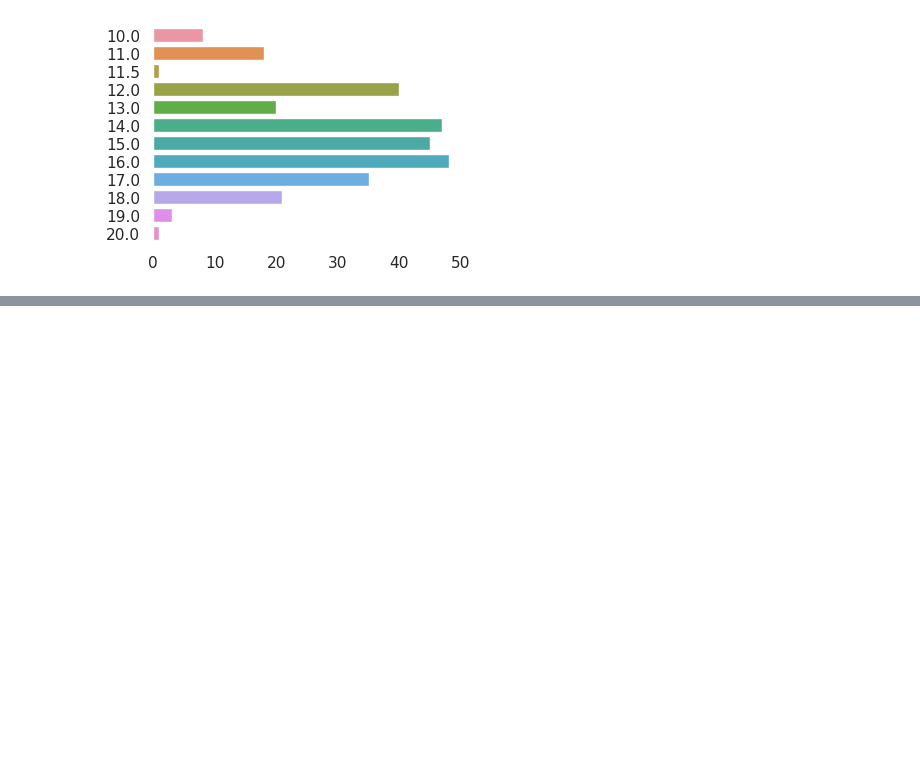
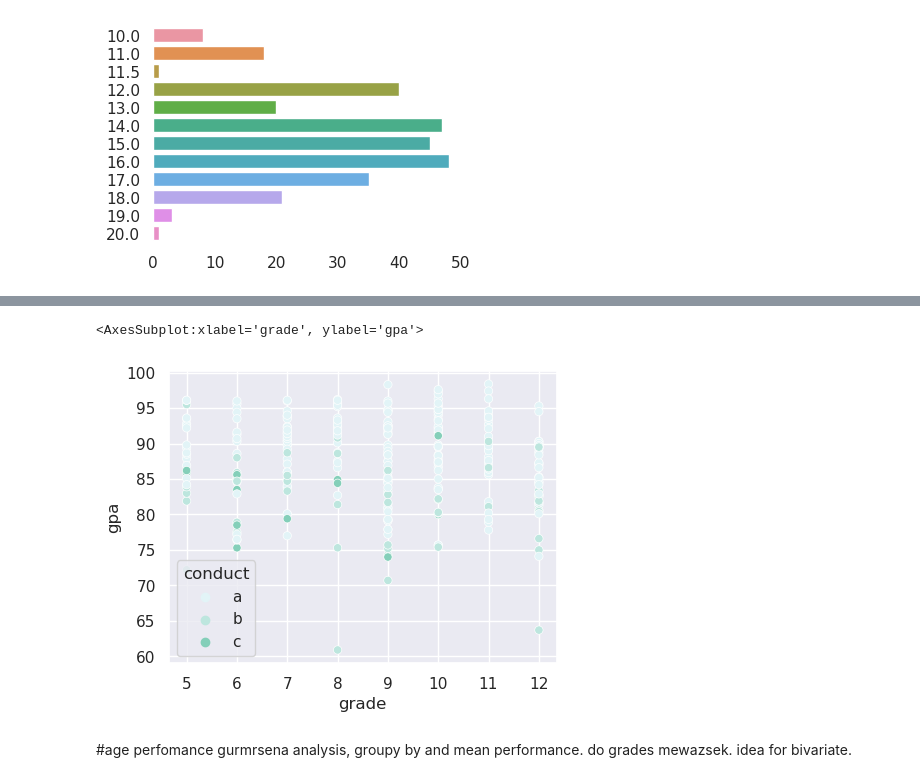
Before and after one commit to Ammon21/School-Data-Science-Project, a Jupyter notebook: notebooks/EDA.ipynb, the cells around one changed output, grey strips where cells are left out. Saved outputs shown, nothing was run; the diff lists cells and outputs as text; code cells hidden in the pictures; blank space fills up the shorter version.

Commit message:
new_data

```diff
--- a/notebooks/EDA.ipynb
+++ b/notebooks/EDA.ipynb
@@ -38,9 +37,8 @@ ax.tick_params(left=False)
 [figure]
 # %%
 sns.set(rc={'figure.figsize':(4.0,2.8)})
-sns.set_palette("Blues_r")
 sns.set_style("white")
-ax = sns.countplot(data = df, y='age')
+sns.countplot(data = df, y='age')
 sns.despine(top=True, left=True, bottom=True)
 plt.ylabel("", size=10)
 plt.xlabel("", size=10)
@@ -52,0 +98,10 @@ ax.tick_params(left=False)
+# %%
+def conval(x):
+    if x == 'a':
+        return 3
+    elif x == 'b':
+        return 2
+    else:
+        return 1
+
+df['convalue'] = df.conduct.apply(conval)
@@ -52,0 +121,9 @@ ax.tick_params(left=False)
+# %%
+sns.set(rc={'figure.figsize':(5.0,3.8)})
+sns.set_palette("BuGn")
+sns.scatterplot(df.grade, df.gpa, hue=df.conduct)
+# %% [output]
+<AxesSubplot:xlabel='grade', ylabel='gpa'>
+[figure, added]
+# %% [markdown]
+#age perfomance gurmrsena analysis, groupy by and mean performance. do grades mewazsek. idea for bivariate.
```
Also changed, not shown: parts of 9 cells of this notebook, 1 other file.
